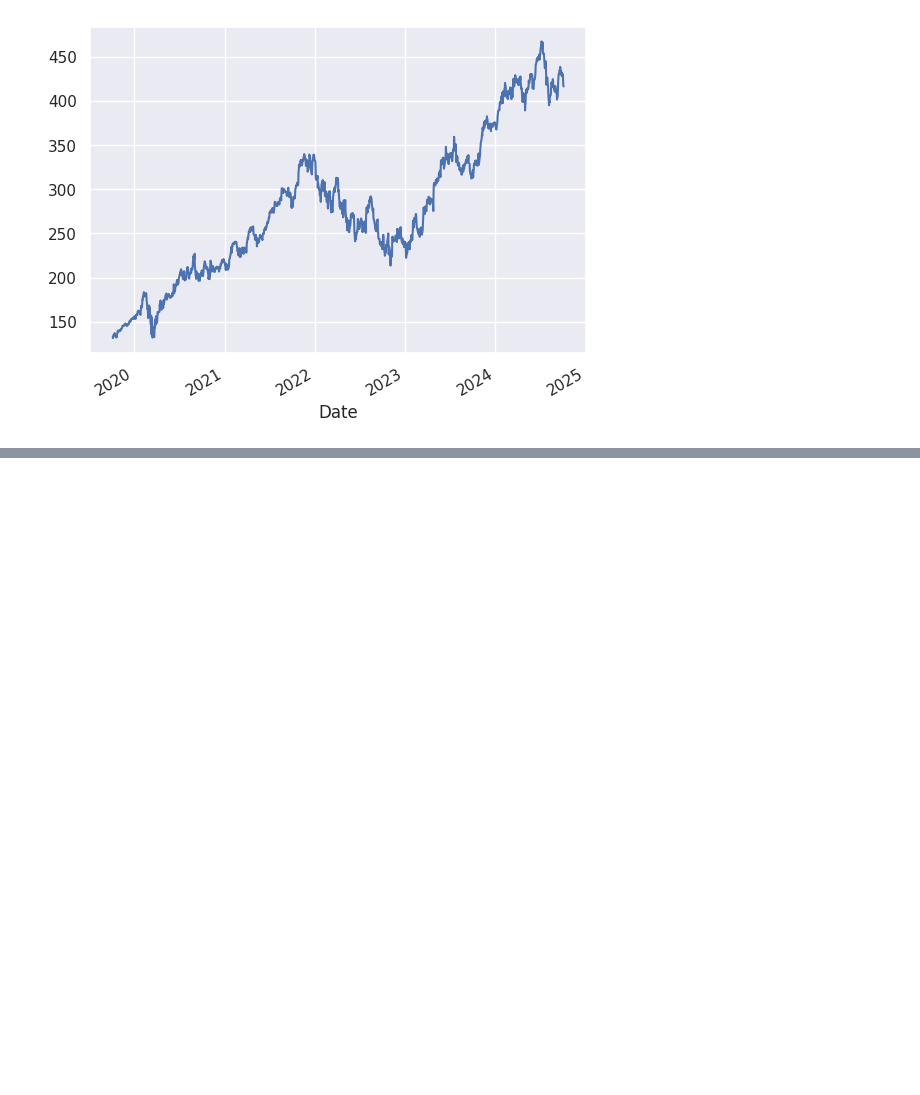
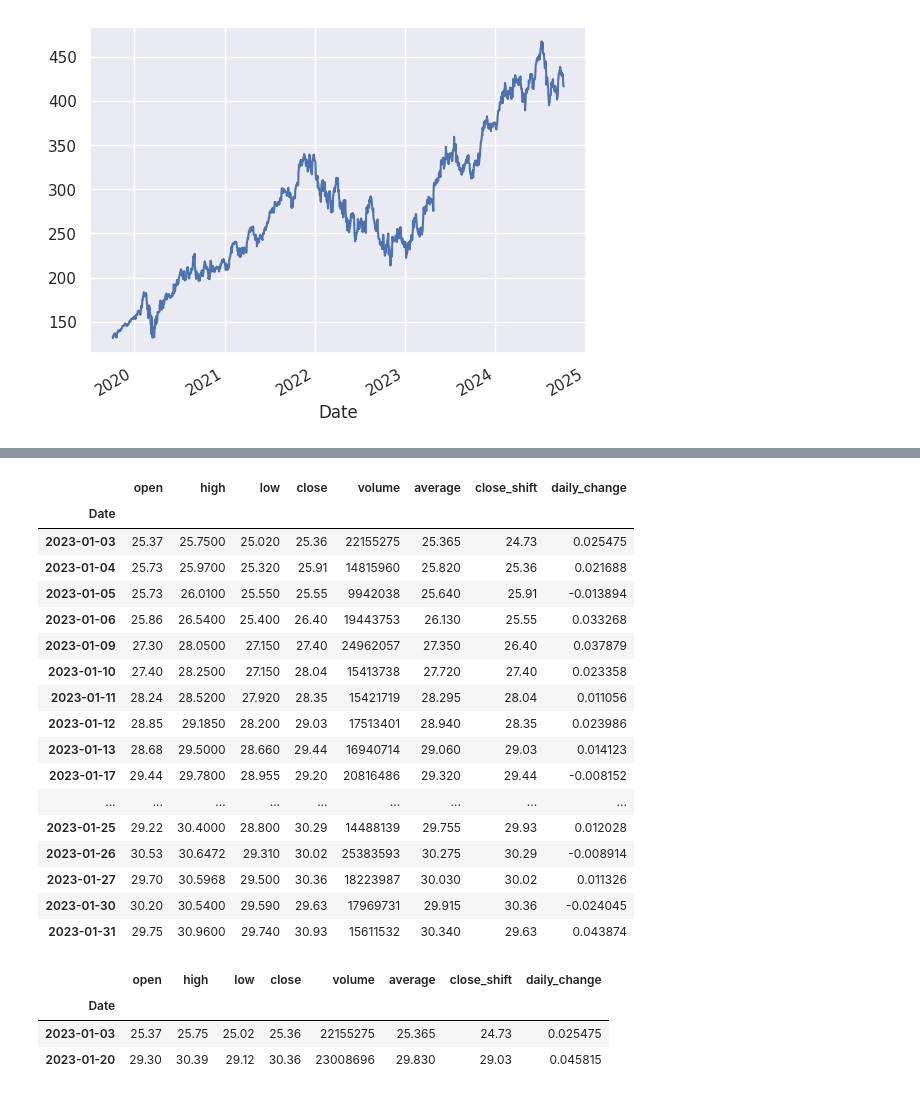
Before and after one commit to rafpank/Colab, a Jupyter notebook: data_science_bootcamp /wprowadzenie/02_pandas_dane_gieldowe.ipynb, the cells around one changed output, grey strips where cells are left out. Cells and saved outputs as stored; diff of their text form; code cells hidden in the pictures; blank space fills up the shorter version.

```diff
--- a/data_science_bootcamp /wprowadzenie/02_pandas_dane_gieldowe.ipynb
+++ b/data_science_bootcamp /wprowadzenie/02_pandas_dane_gieldowe.ipynb
@@ -688,0 +725,3 @@ df.close.plot()
+# %%
+df.positive = df[df.daily_change > 0]
+df.positive
@@ -688,0 +751,3 @@ df.close.plot()
+# %%
+df.negative = df[df.daily_change < 0]
+df.negative
@@ -688,0 +842,28 @@ df.close.plot()
+# %%
+df[(df.index > '2023-01-01') & (df.index < '2023-02-01')] #wycinanmy zakres dat. Ważne żę używamy zanku &, bo słowo 'and', w tym wypadku nie zadziała
+# %% [output]
+|  | open | high | low | close | volume | average | close_shift | daily_change |
+| Date |  |  |  |  |  |  |  |  |
+| 2023-01-03 | 25.37 | 25.7500 | 25.020 | 25.36 | 22155275 | 25.365 | 24.73 | 0.025475 |
+| 2023-01-04 | 25.73 | 25.9700 | 25.320 | 25.91 | 14815960 | 25.820 | 25.36 | 0.021688 |
+| 2023-01-05 | 25.73 | 26.0100 | 25.550 | 25.55 | 9942038 | 25.640 | 25.91 | -0.013894 |
+| 2023-01-06 | 25.86 | 26.5400 | 25.400 | 26.40 | 19443753 | 26.130 | 25.55 | 0.033268 |
+| 2023-01-09 | 27.30 | 28.0500 | 27.150 | 27.40 | 24962057 | 27.350 | 26.40 | 0.037879 |
+| 2023-01-10 | 27.40 | 28.2500 | 27.150 | 28.04 | 15413738 | 27.720 | 27.40 | 0.023358 |
+| 2023-01-11 | 28.24 | 28.5200 | 27.920 | 28.35 | 15421719 | 28.295 | 28.04 | 0.011056 |
+| 2023-01-12 | 28.85 | 29.1850 | 28.200 | 29.03 | 17513401 | 28.940 | 28.35 | 0.023986 |
+| 2023-01-13 | 28.68 | 29.5000 | 28.660 | 29.44 | 16940714 | 29.060 | 29.03 | 0.014123 |
+| 2023-01-17 | 29.44 | 29.7800 | 28.955 | 29.20 | 20816486 | 29.320 | 29.44 | -0.008152 |
+| ... | ... | ... | ... | ... | ... | ... | ... | ... |
+| 2023-01-25 | 29.22 | 30.4000 | 28.800 | 30.29 | 14488139 | 29.755 | 29.93 | 0.012028 |
+| 2023-01-26 | 30.53 | 30.6472 | 29.310 | 30.02 | 25383593 | 30.275 | 30.29 | -0.008914 |
+| 2023-01-27 | 29.70 | 30.5968 | 29.500 | 30.36 | 18223987 | 30.030 | 30.02 | 0.011326 |
+| 2023-01-30 | 30.20 | 30.5400 | 29.590 | 29.63 | 17969731 | 29.915 | 30.36 | -0.024045 |
+| 2023-01-31 | 29.75 | 30.9600 | 29.740 | 30.93 | 15611532 | 30.340 | 29.63 | 0.043874 |
+# %%
+df[(df.index == '2023-01-03') | (df.index == '2023-01-20')] #wycinanie konkretnych notowań
+# %% [output]
+|  | open | high | low | close | volume | average | close_shift | daily_change |
+| Date |  |  |  |  |  |  |  |  |
+| 2023-01-03 | 25.37 | 25.75 | 25.02 | 25.36 | 22155275 | 25.365 | 24.73 | 0.025475 |
+| 2023-01-20 | 29.30 | 30.39 | 29.12 | 30.36 | 23008696 | 29.830 | 29.03 | 0.045815 |
```
Also changed, not shown: parts of 27 cells of this notebook.
